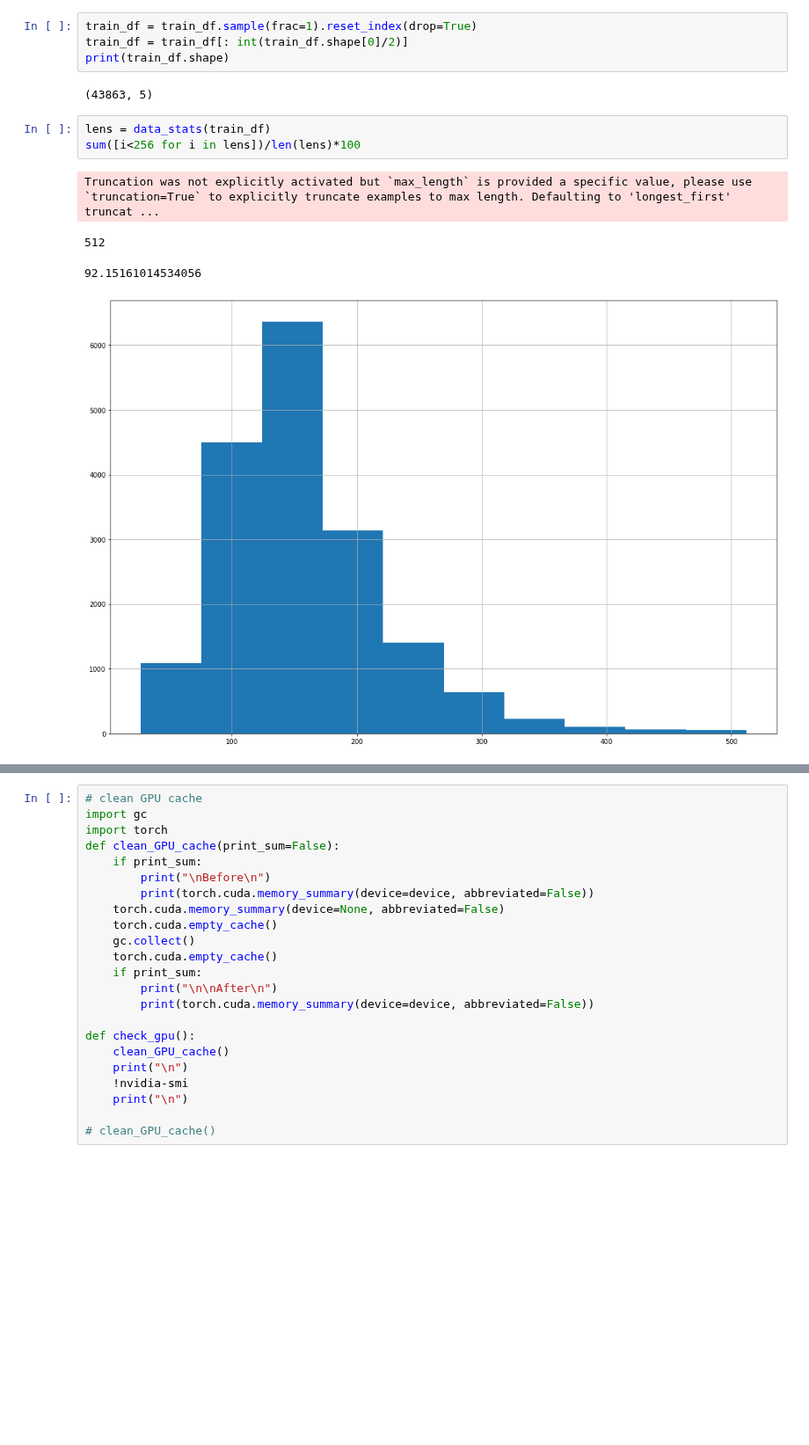
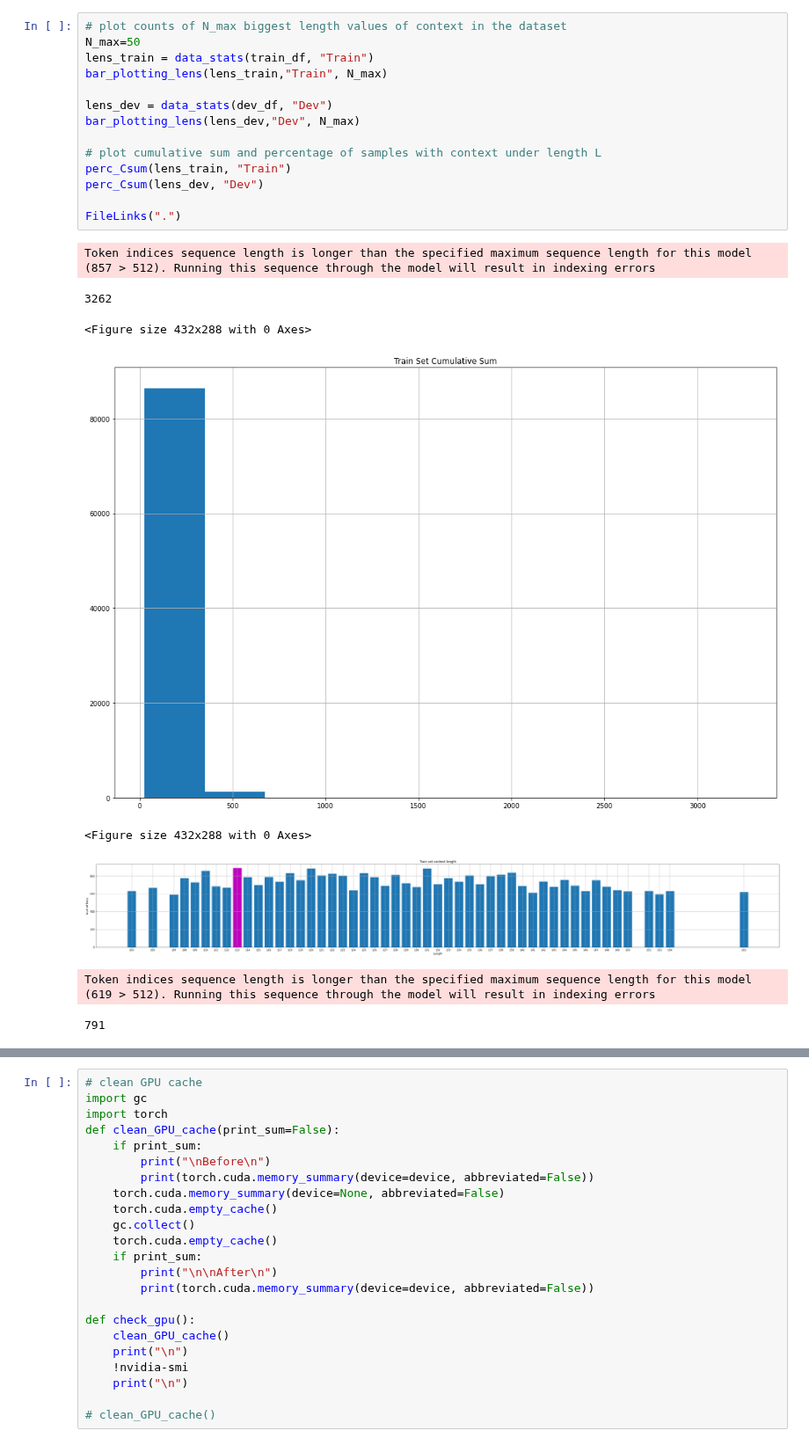
Before and after one commit to theatina/distilBERT_QnA, a Jupyter notebook: m915-bert-qna.ipynb, the cells around one changed output, grey strips where cells are left out. Shown at 88% size. Cells and saved outputs as stored; diff of their text form; blank space fills up the shorter version.

```diff
--- a/m915-bert-qna.ipynb
+++ b/m915-bert-qna.ipynb
@@ -536,17 +573,26 @@ if not os.path.exists(results_path):
 
 eval_v1_path = "/kaggle/input/bert-code/bert/evaluate.py"
 eval_v2_path = "/kaggle/input/httpsgithubcomsomiltgbert/evaluate-v2.0.py"
-# %%
-train_df = train_df.sample(frac=1).reset_index(drop=True)
-train_df = train_df[: int(train_df.shape[0]/2)]
-print(train_df.shape)
-# %% [output]
-(43863, 5)
-# %%
-lens = data_stats(train_df)
-sum([i<256 for i in lens])/len(lens)*100
-# %% [output]
-Truncation was not explicitly activated but `max_length` is provided a specific value, please use `truncation=True` to explicitly truncate examples to max length. Defaulting to 'longest_first' truncat ...
-512
-92.15161014534056
-[figure, removed]
+# %%
+# plot counts of N_max biggest length values of context in the dataset
+N_max=50
+lens_train = data_stats(train_df, "Train")
+bar_plotting_lens(lens_train,"Train", N_max)
+
+lens_dev = data_stats(dev_df, "Dev")
+bar_plotting_lens(lens_dev,"Dev", N_max)
+
+# plot cumulative sum and percentage of samples with context under length L
+perc_Csum(lens_train, "Train")
+perc_Csum(lens_dev, "Dev")
+
+FileLinks(".")
+# %% [output]
+Token indices sequence length is longer than the specified maximum sequence length for this model (857 > 512). Running this sequence through the model will result in indexing errors
+3262
+<Figure size 432x288 with 0 Axes>
+[figure, added]
+<Figure size 432x288 with 0 Axes>
+[figure, added]
+Token indices sequence length is longer than the specified maximum sequence length for this model (619 > 512). Running this sequence through the model will result in indexing errors
+791
```
Also changed, not shown: parts of 9 cells of this notebook.
